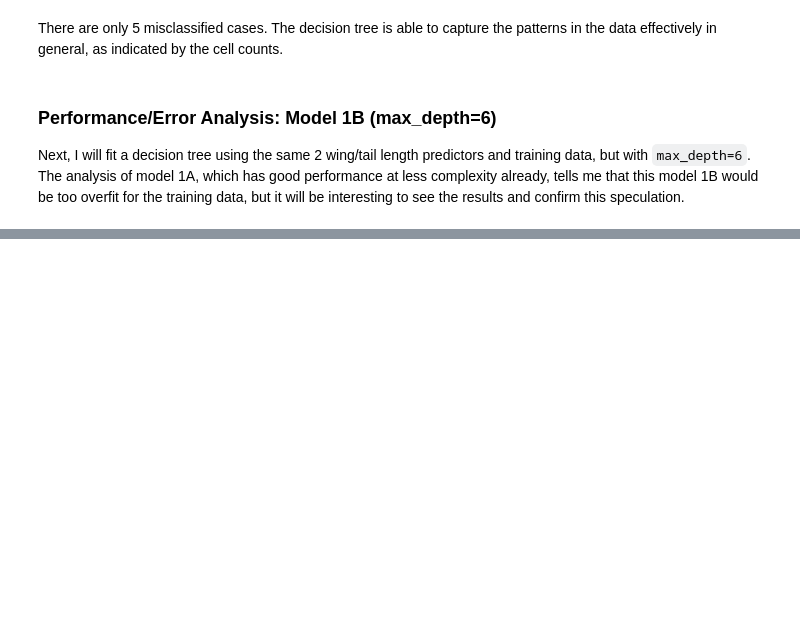
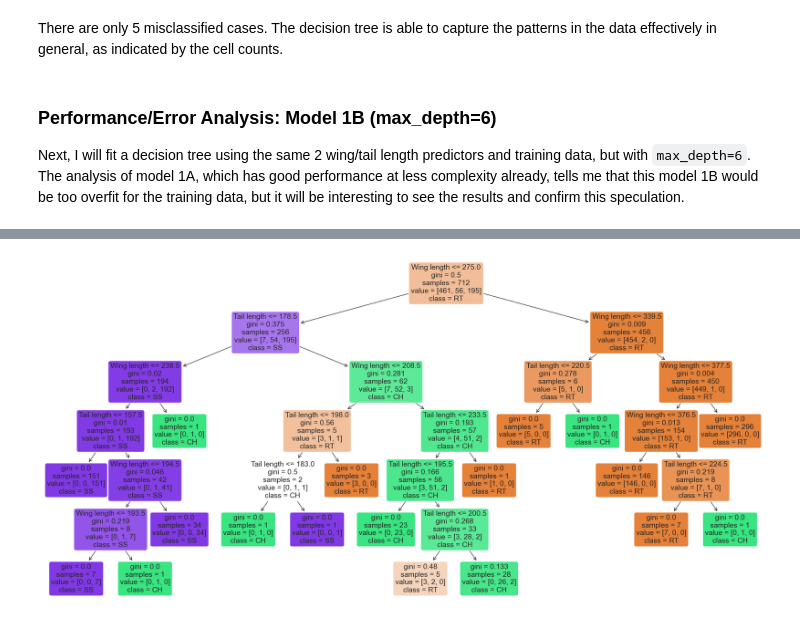
Before and after one commit to kary5678/INDE-577, a Jupyter notebook: supervised-learning/decision_trees/decision_trees.ipynb, the cells around one changed output, grey strips where cells are left out. Saved outputs shown, nothing was run; the diff lists cells and outputs as text; code cells hidden in the pictures; blank space fills up the shorter version.

Commit message:
Finalize decision tree performance writeup

```diff
--- a/supervised-learning/decision_trees/decision_trees.ipynb
+++ b/supervised-learning/decision_trees/decision_trees.ipynb
@@ -270,0 +270,6 @@ Next, I will fit a decision tree using the same 2 wing/tail length predictors an
+# %%
+decision_tree2 = DecisionTreeClassifier(max_depth=6, random_state=42)
+decision_tree2.fit(X_train, y_train)
+
+tree_rules2 = export_text(decision_tree2, feature_names = ["Wing length", "Tail length"])
+print(tree_rules2, "\n")
@@ -270,0 +294,8 @@ Next, I will fit a decision tree using the same 2 wing/tail length predictors an
+# %%
+plt.figure(figsize=(25, 12))
+a2 = plot_tree(decision_tree2, feature_names = ["Wing length", "Tail length"],
+               class_names = ["RT", "CH", "SS"],
+               rounded = True, filled = True, fontsize=14)
+plt.show()
+# %% [output]
+[figure, added]
```
Also changed, not shown: parts of 25 cells of this notebook.
